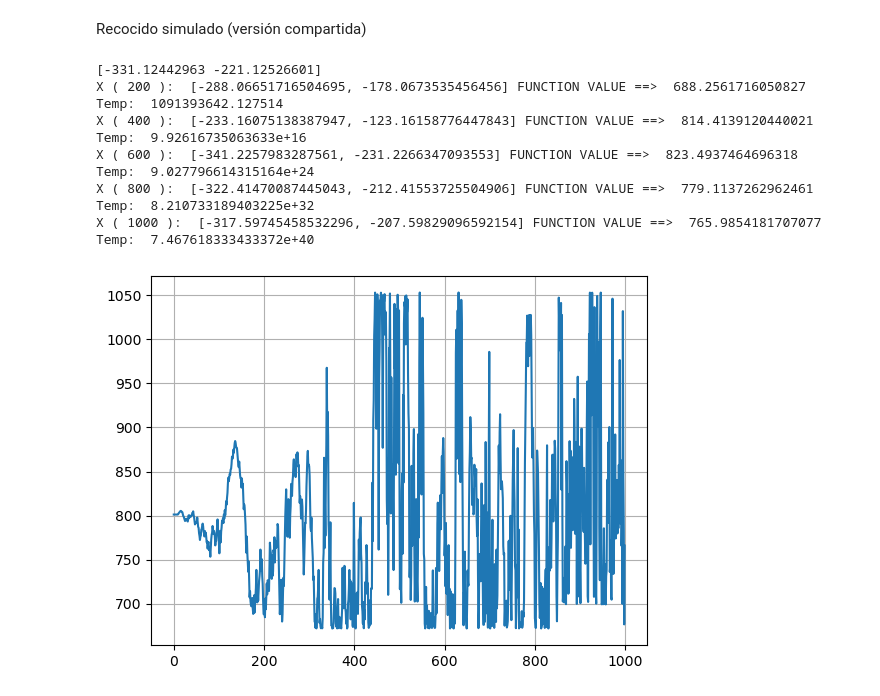
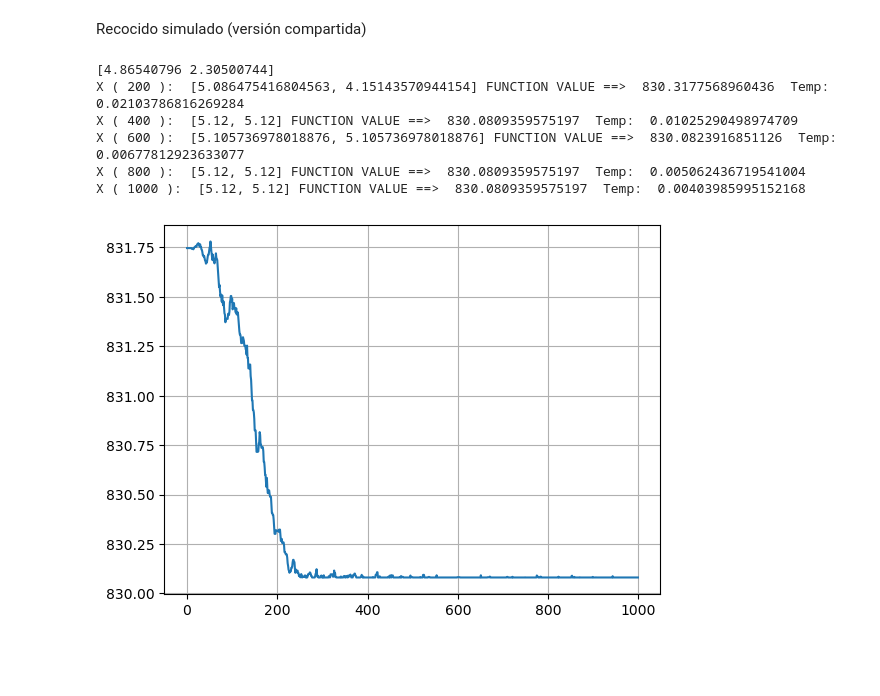
Before and after one commit to NinjatoTim/BioAlgorithms, a Jupyter notebook: p1/p1.ipynb, the cells around one changed output. Saved outputs shown, nothing was run; the diff lists cells and outputs as text; code cells hidden in the pictures; blank space fills up the shorter version.

```diff
--- a/p1/p1.ipynb
+++ b/p1/p1.ipynb
@@ -61,9 +61,9 @@ def fschwefel(x):
 Recocido simulado (versión compartida)
 # %%
 def randSolution(interval, xx):
-  limInf, limSup = interval
-  xx = (limSup - limInf)* np.random.random_sample((len(xx))) + limInf
-  return xx
+    limInf, limSup = interval
+    xx = (limSup - limInf)* np.random.random_sample((len(xx))) + limInf
+    return xx
 
 def clip(x, interval):
     #clip x value to interval
@@ -77,17 +77,16 @@ def clip(x, interval):
 '''
 #esta funcion puede variar
 def neighborSolution(x, interval, fraction):
-  yy = []
-  amplitude = (max(interval) - min(interval)) * fraction / 10.0
-  delta = (-amplitude/2.) + amplitude * np.random.random() # posible modificacion
+    yy = []
+    amplitude = (max(interval) - min(interval)) * fraction / 10.0
+    delta = (-amplitude/2.) + amplitude * np.random.random() # posible modificacion
 
-  for i in range(len(x)):
+    for i in range(len(x)):
     #if np.random.random() <= 0.5:
-      yy.append(clip(x[i] + delta, interval)) #la funcion clip verifica que me mantenga dentro de los limites de las variables
+        yy.append(clip(x[i] + delta, interval)) #la funcion clip verifica que me mantenga dentro de los limites de las variables
     #else:
       #yy.append(clip(x[i] - delta, interval))
-
-  return yy
+    return yy
 
 def acceptanceProbability(x, y, function, temp):
   if temp == 0:
@@ -149,56 +148,58 @@ def simulatedAnnealing(temp, maxSteps1, maxSteps2, numVar, interval, function):
       #states.append([x, function(x)])
       states.append(state)
       temps.append(temp)
-    temp = decreaseTempGeo(beta, temp) #modificacion de la temp decrease
+    temp = decreaseExp(beta, temp) #modificacion de la temp decrease
   return x, function(x), states, temps
 
 def hillClimbing( maxSteps1, numVar, interval, function):
   pruebas1=0
   x = [0.0] * numVar
   x = randSolution(interval, x)#solucion inicial
-  print(x)
+  #print("X (",pruebas1,"): ", x, "FUNCTION VALUE ==> ", state, )
   states = [] #soluciones que encuentra
   for step in range(maxSteps1):
     fraction = step / float(maxSteps1)
     y = neighborSolution(x, interval, fraction)# vecindario
     #print("neighborSolution: ", y)
     if acceptanceHC(x, y, function):
         #print("Updating x value")
         x = y
 
     state = function(x)
     pruebas1+=1
     if pruebas1%200==0:
-        print("X (",pruebas1,"): ", x, "FUNCTION VALUE ==> ", state, )
-    #print("X",": ", x, "FUNCTION VALUE ==> ", state, )
+        #print(state, )
+
+        print("X",": ", x, "FUNCTION VALUE ==> ", state, )
     #states.append([x, function(x)])
     states.append(state)
   return x, function(x), states
 
 
 temp=30.0 #probar otros valores
 maxSteps1=100
 maxSteps2=10
-function = fschwefel #frasrigin#fackley #f0 #f1 # fP1
+function = fschwefel #frasrigin#fackley#fschwefel #f0 #f1 # fP1
 numVar = 2
-interval = (-500,500)#<schwefel#(-5.12,5.12)#<rastringin#(-32.768,32.768)#< ackley #(-10,10 )#(-5, 10) #limite inferior y superior de la funcion a optimizar
+interval = (-5.12,5.12)#<schwefel#(-5.12,5.12)#<rastringin#(-32.768,32.768)#< ackley #(-10,10 )#(-5, 10) #limite inferior y superior de la funcion a optimizar
 
 
-    #semillas 571 & 2122
-np.random.seed(571);
+#semillas 571 & 2122
+np.random.seed(2122);
 solution = simulatedAnnealing(temp, maxSteps1, maxSteps2, numVar, interval, function)
 #solution = hillClimbing( maxSteps1, numVar, interval, function)
 
 #print(solution)
 
 iterations = range(maxSteps1*maxSteps2)
+
 plotConvergence(iterations, solution[2])
 #plotConvergence(iterations, solution[3])
 # %% [output]
-[-331.12442963 -221.12526601]
-X ( 200 ):  [-288.06651716504695, -178.0673535456456] FUNCTION VALUE ==>  688.2561716050827  Temp:  1091393642.127514
-X ( 400 ):  [-233.16075138387947, -123.16158776447843] FUNCTION VALUE ==>  814.4139120440021  Temp:  9.92616735063633e+16
-X ( 600 ):  [-341.2257983287561, -231.2266347093553] FUNCTION VALUE ==>  823.4937464696318  Temp:  9.027796614315164e+24
-X ( 800 ):  [-322.41470087445043, -212.41553725504906] FUNCTION VALUE ==>  779.1137262962461  Temp:  8.210733189403225e+32
-X ( 1000 ):  [-317.59745458532296, -207.59829096592154] FUNCTION VALUE ==>  765.9854181707077  Temp:  7.467618333433372e+40
+[4.86540796 2.30500744]
+X ( 200 ):  [5.086475416804563, 4.15143570944154] FUNCTION VALUE ==>  830.3177568960436  Temp:  0.02103786816269284
+X ( 400 ):  [5.12, 5.12] FUNCTION VALUE ==>  830.0809359575197  Temp:  0.01025290498974709
+X ( 600 ):  [5.105736978018876, 5.105736978018876] FUNCTION VALUE ==>  830.0823916851126  Temp:  0.00677812923633077
+X ( 800 ):  [5.12, 5.12] FUNCTION VALUE ==>  830.0809359575197  Temp:  0.005062436719541004
+X ( 1000 ):  [5.12, 5.12] FUNCTION VALUE ==>  830.0809359575197  Temp:  0.00403985995152168
-[figure, old version]
+[figure, new version]
```
Also changed, not shown: 18 other files.
